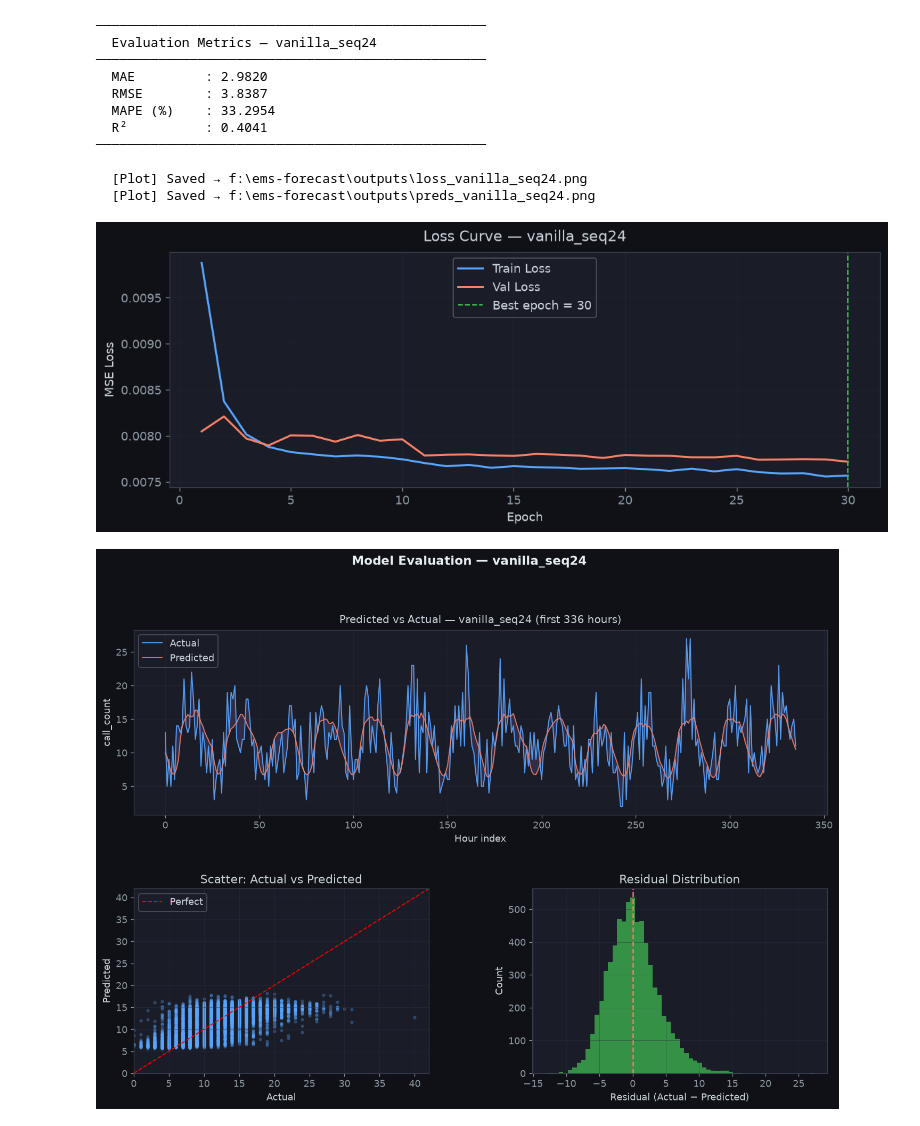
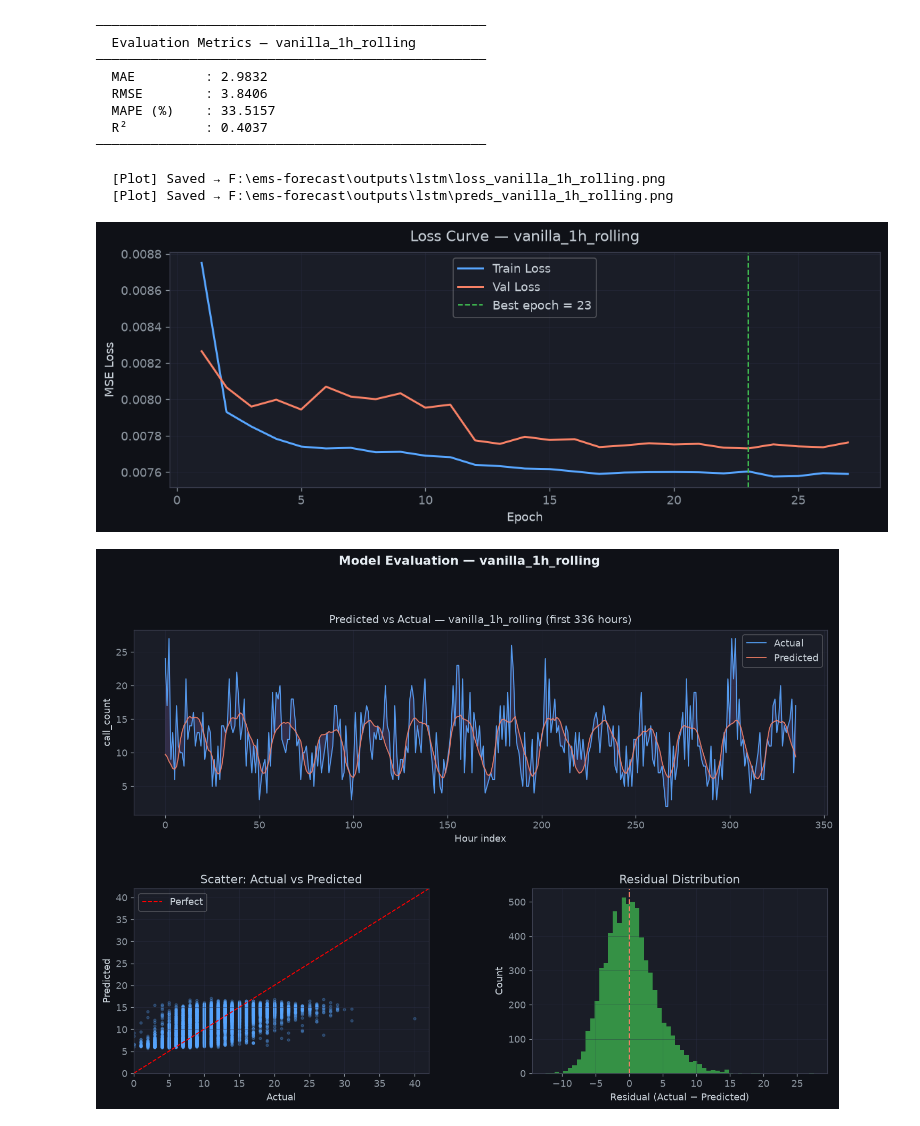
Before and after one commit to Charlotte4306/ems-forecast, a Jupyter notebook: notebooks/lstm_experiment.ipynb, the cells around one changed output. Cells and saved outputs as stored; diff of their text form; code cells hidden in the pictures.

Commit message:
feat: add 24h block forecasting and 1h rolling comparison on LSTM

```diff
--- a/notebooks/lstm_experiment.ipynb
+++ b/notebooks/lstm_experiment.ipynb
@@ -60,11 +48,21 @@ train_dl_24, val_dl_24, test_dl_24, feat_scaler, tgt_scaler = build_dataloaders(
+# %%
+SEQ_LEN = 24
+RUN_NAME_1H = "vanilla_1h_rolling"
+
+# 1.1 Khởi tạo DataLoaders 1-Hour Rolling (đủ 6.796 giờ test)
+train_dl_1h, val_dl_1h, test_dl_1h, feat_scaler_1h, tgt_scaler_1h = build_dataloaders(
+    seq_len=SEQ_LEN, batch_size=BATCH_SIZE, verbose=True
+)
 # %%
-model_24 = build_model(
+# 1.2 Khởi tạo mô hình 1-Hour Rolling (forecast_horizon=1)
+model_1h = build_model(
     name="vanilla",
     n_features=N_FEATURES,
     hidden_size=HIDDEN_SIZE,
     num_layers=NUM_LAYERS,
     dropout=DROPOUT,
+    forecast_horizon=1,
 )
-print(model_24)
-total_params = sum(p.numel() for p in model_24.parameters() if p.requires_grad)
-print(f"\nTotal trainable params: {total_params:,}")
+print(model_1h)
+total_params_1h = sum(p.numel() for p in model_1h.parameters() if p.requires_grad)
+print(f"\nTrainable params (1-Hour Rolling): {total_params_1h:,}")
@@ -83,9 +69,10 @@ Total trainable params: 224,385
 # %%
-history_24 = train(
-    model=model_24,
-    train_dl=train_dl_24,
-    val_dl=val_dl_24,
-    run_name=RUN_NAME,
+# 1.3 Huấn luyện mô hình 1-Hour Rolling
+history_1h = train(
+    model=model_1h,
+    train_dl=train_dl_1h,
+    val_dl=val_dl_1h,
+    run_name=RUN_NAME_1H,
     num_epochs=NUM_EPOCHS,
     lr=LEARNING_RATE,
 )
@@ -104,23 +79,25 @@ history_24 = train(
-# %%
-y_true_24, y_pred_24, metrics_24 = evaluate_all(
-    model=model_24,
-    test_dl=test_dl_24,
-    tgt_scaler=tgt_scaler,
-    run_name=RUN_NAME,
-    history=history_24,
-)
-plt.show()
-# %% [output]
-──────────────────────────────────────────────────
-  Evaluation Metrics — vanilla_seq24
-──────────────────────────────────────────────────
-  MAE         : 2.9820
-  RMSE        : 3.8387
-  MAPE (%)    : 33.2954
-  R²          : 0.4041
-──────────────────────────────────────────────────
-
-  [Plot] Saved → f:\ems-forecast\outputs\loss_vanilla_seq24.png
-  [Plot] Saved → f:\ems-forecast\outputs\preds_vanilla_seq24.png
-[figure, removed]
-[figure, removed]
+# %%
+# 1.4 Đánh giá trên 6.796 giờ test
+y_true_1h, y_pred_1h, metrics_1h = evaluate_all(
+    model=model_1h,
+    test_dl=test_dl_1h,
+    tgt_scaler=tgt_scaler_1h,
+    run_name=RUN_NAME_1H,
+    history=history_1h,
+    predict_fn=predict,
+)
+plt.show()
+# %% [output]
+──────────────────────────────────────────────────
+  Evaluation Metrics — vanilla_1h_rolling
+──────────────────────────────────────────────────
+  MAE         : 2.9832
+  RMSE        : 3.8406
+  MAPE (%)    : 33.5157
+  R²          : 0.4037
+──────────────────────────────────────────────────
+
+  [Plot] Saved → F:\ems-forecast\outputs\lstm\loss_vanilla_1h_rolling.png
+  [Plot] Saved → F:\ems-forecast\outputs\lstm\preds_vanilla_1h_rolling.png
+[figure, added]
+[figure, added]
```
Also changed, not shown: parts of 18 cells of this notebook, 1 other file.
